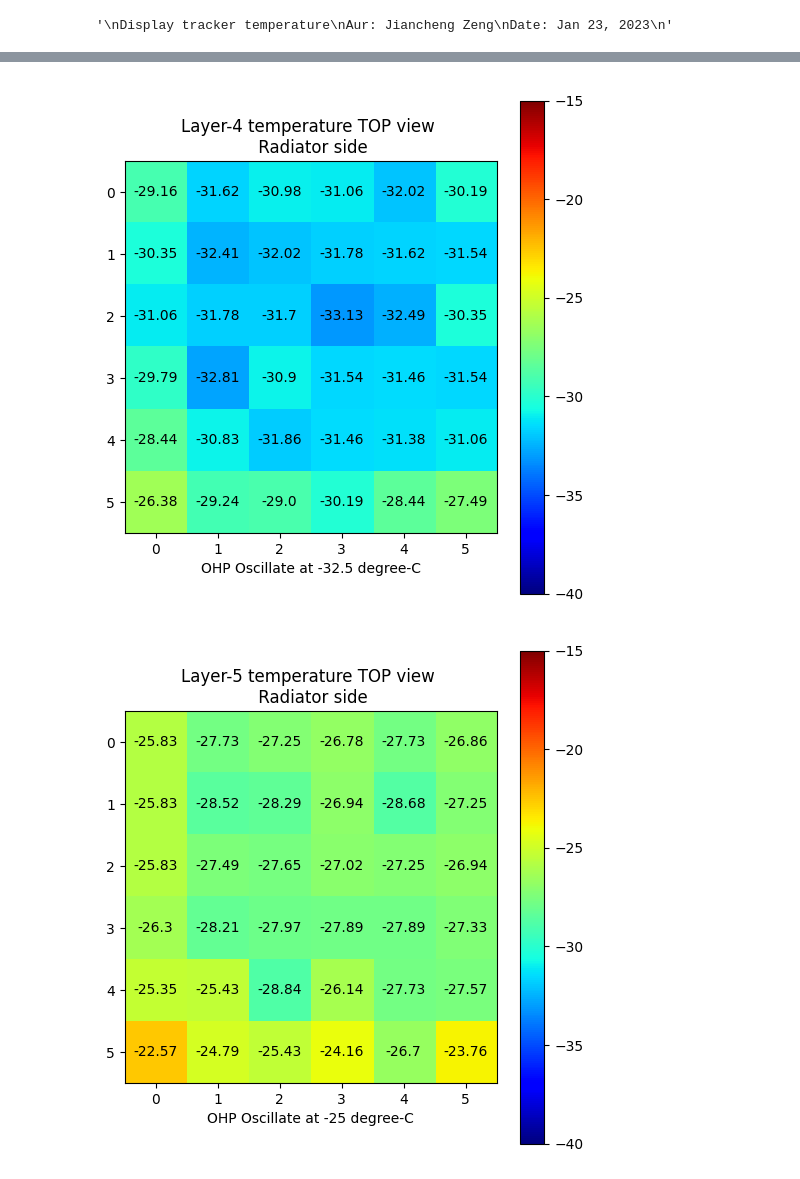
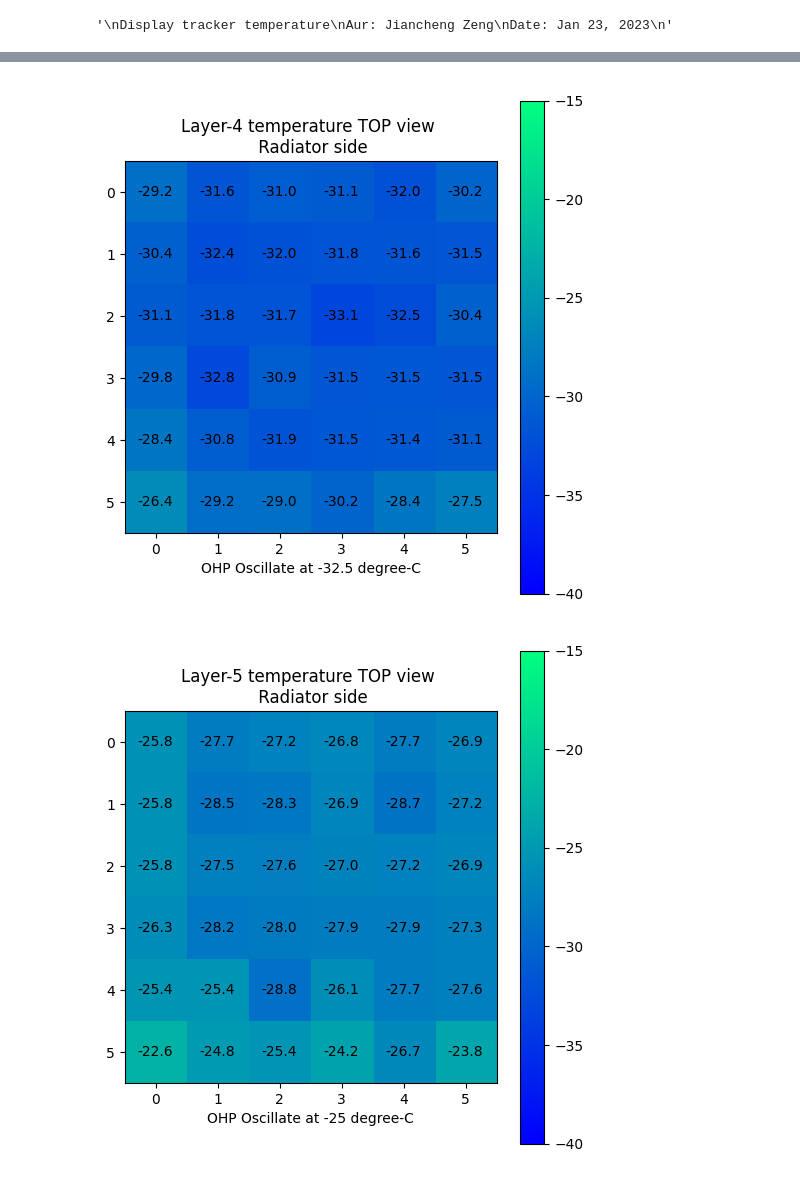
Before and after one commit to Eclipsedclaw/GAPS_thermal, a Jupyter notebook: tracker_temp.ipynb, the cells around one changed output, grey strips where cells are left out. Saved outputs shown, nothing was run; the diff lists cells and outputs as text; code cells hidden in the pictures.

```diff
--- a/tracker_temp.ipynb
+++ b/tracker_temp.ipynb
@@ -42,7 +46,7 @@ ax = fig.add_subplot(111)
 ax.set_title('Layer-1 temperature TOP view \n Radiator side')
 ax.set_aspect('equal')
 ax.set_xlabel('OHP Oscillate at -30 degree-C')
-plt.imshow(T_1, cmap = 'jet', vmin = -40, vmax = -15)
+plt.imshow(T_1, cmap = 'winter', vmin = -40, vmax = -15)
 cax = fig.add_axes([0.12, 0.1, 0.78, 0.8])
 cax.get_xaxis().set_visible(False)
 cax.get_yaxis().set_visible(False)
@@ -50,8 +54,11 @@ cax.patch.set_alpha(0)
 cax.set_frame_on(False)
 plt.colorbar(orientation='vertical')
 
+'''
+Put temperature on the blocks
+'''
 for (j,i),label in np.ndenumerate(T_1):
-    ax.text(i,j,label, c='k', ha='center',va='center')
+    ax.text(i,j,round(T_1[j, i],1), c='k', ha='center',va='center')
 
 plt.show()
 # %% [output]
@@ -64,7 +71,7 @@ ax = fig.add_subplot(111)
 ax.set_title('Layer-2 temperature TOP view \n Radiator side')
 ax.set_aspect('equal')
 ax.set_xlabel('OHP Oscillate at -35 degree-C')
-plt.imshow(T_2, cmap = 'jet', vmin = -40, vmax = -15)
+plt.imshow(T_2, cmap = 'winter', vmin = -40, vmax = -15)
 cax = fig.add_axes([0.12, 0.1, 0.78, 0.8])
 cax.get_xaxis().set_visible(False)
 cax.get_yaxis().set_visible(False)
@@ -72,8 +79,11 @@ cax.patch.set_alpha(0)
 cax.set_frame_on(False)
 plt.colorbar(orientation='vertical')
 
+'''
+Put temperature on the blocks
+'''
 for (j,i),label in np.ndenumerate(T_2):
-    ax.text(i,j,label, c='k', ha='center',va='center')
+    ax.text(i,j,round(T_2[j, i],1), c='k', ha='center',va='center')
 
 plt.show()
 # %% [output]
@@ -86,7 +96,7 @@ ax = fig.add_subplot(111)
 ax.set_title('Layer-3 temperature TOP view \n Radiator side')
 ax.set_aspect('equal')
 ax.set_xlabel('OHP Oscillate at -30 degree-C')
-plt.imshow(T_3, cmap = 'jet', vmin = -40, vmax = -15)
+plt.imshow(T_3, cmap = 'winter', vmin = -40, vmax = -15)
 cax = fig.add_axes([0.12, 0.1, 0.78, 0.8])
 cax.get_xaxis().set_visible(False)
 cax.get_yaxis().set_visible(False)
@@ -94,8 +104,11 @@ cax.patch.set_alpha(0)
 cax.set_frame_on(False)
 plt.colorbar(orientation='vertical')
 
+'''
+Put temperature on the blocks
+'''
 for (j,i),label in np.ndenumerate(T_3):
-    ax.text(i,j,label, c='k', ha='center',va='center')
+    ax.text(i,j,round(T_3[j, i],1), c='k', ha='center',va='center')
 
 plt.show()
 # %% [output]
@@ -108,7 +121,7 @@ ax = fig.add_subplot(111)
 ax.set_title('Layer-4 temperature TOP view \n Radiator side')
 ax.set_aspect('equal')
 ax.set_xlabel('OHP Oscillate at -32.5 degree-C')
-plt.imshow(T_4, cmap = 'jet', vmin = -40, vmax = -15)
+plt.imshow(T_4, cmap = 'winter', vmin = -40, vmax = -15)
 cax = fig.add_axes([0.12, 0.1, 0.78, 0.8])
 cax.get_xaxis().set_visible(False)
 cax.get_yaxis().set_visible(False)
@@ -116,34 +129,40 @@ cax.patch.set_alpha(0)
 cax.set_frame_on(False)
 plt.colorbar(orientation='vertical')
 
+'''
+Put temperature on the blocks
+'''
 for (j,i),label in np.ndenumerate(T_4):
-    ax.text(i,j,label, c='k', ha='center',va='center')
+    ax.text(i,j,round(T_4[j, i],1), c='k', ha='center',va='center')
 
 plt.show()
 # %% [output]
-[figure, old version]
+[figure, new version]
 # %%
 T_5=np.array([[-25.83, -27.73, -27.25, -26.78, -27.73, -26.86], [-25.83, -28.52, -28.29, -26.94, -28.68, -27.25], [-25.83, -27.49, -27.65, -27.02, -27.25, -26.94], [-26.30, -28.21, -27.97, -27.89, -27.89, -27.33], [-25.35, -25.43, -28.84, -26.14, -27.73, -27.57], [-22.57, -24.79, -25.43, -24.16, -26.70, -23.76]])
 fig = plt.figure(figsize=(6, 6.4))
 
 ax = fig.add_subplot(111)
 ax.set_title('Layer-5 temperature TOP view \n Radiator side')
 ax.set_xlabel('OHP Oscillate at -25 degree-C')
 ax.set_aspect('equal')
-plt.imshow(T_5, cmap = 'jet', vmin = -40, vmax = -15)
+plt.imshow(T_5, cmap = 'winter', vmin = -40, vmax = -15)
 cax = fig.add_axes([0.12, 0.1, 0.78, 0.8])
 cax.get_xaxis().set_visible(False)
 cax.get_yaxis().set_visible(False)
 cax.patch.set_alpha(0)
 cax.set_frame_on(False)
 plt.colorbar(orientation='vertical')
 
+'''
+Put temperature on the blocks
+'''
 for (j,i),label in np.ndenumerate(T_5):
-    ax.text(i,j,label, c='k', ha='center',va='center')
+    ax.text(i,j,round(T_5[j, i],1), c='k', ha='center',va='center')
 
 plt.show()
 # %% [output]
-[figure, old version]
+[figure, new version]
 # %%
 T_6=np.array([[-33.60, -34.16, -34.32, -34.63, -34.24, -33.29], [-34.48, -36.54, -34.95, -35.67, -35.19, -33.92], [-33.68, -36.14, -34.71, -36.14, -35.59, -33.92], [-32.81, -34.56, -34.87, -35.51, -35.19, -34.56], [-30.83, -33.29, -32.97, -34.87, -33.92, -34.59], [-30.11, -32.10, -32.33, -32.81, -33.05, -30.90]])
 fig = plt.figure(figsize=(6, 6.4))
```
Also changed, not shown: parts of 11 cells of this notebook.
